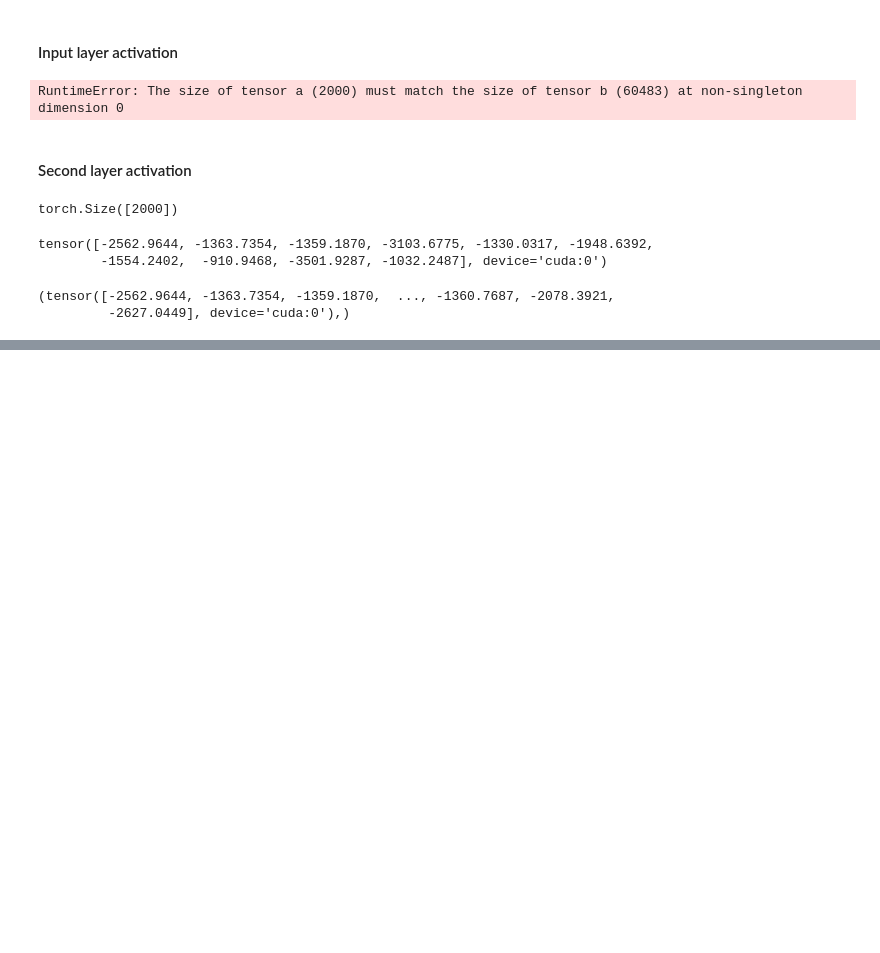
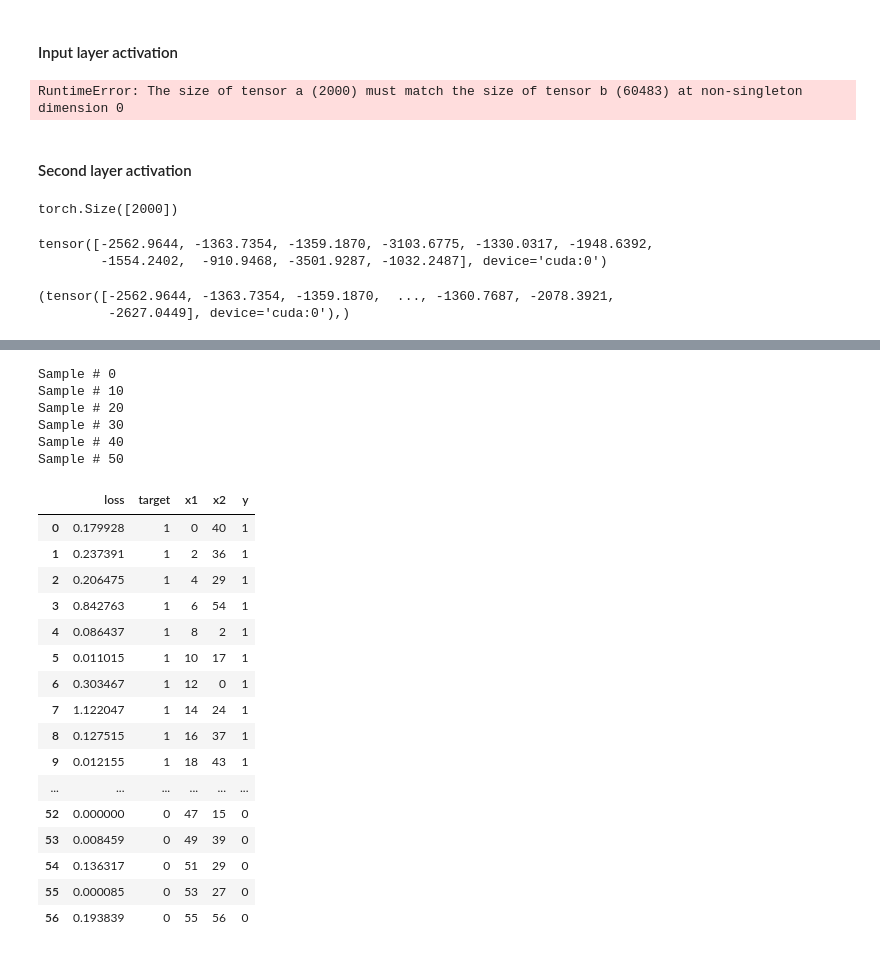
Before and after one commit to wconnell/metrx, a Jupyter notebook: 2020.01.14_captum-ActivationMax_rna-seq_pan_BRCA_tumor-v-normal.ipynb, the cells around one changed output, grey strips where cells are left out. Saved outputs shown, nothing was run; the diff lists cells and outputs as text; code cells hidden in the pictures; blank space fills up the shorter version.

```diff
--- a/2020.01.14_captum-ActivationMax_rna-seq_pan_BRCA_tumor-v-normal.ipynb
+++ b/2020.01.14_captum-ActivationMax_rna-seq_pan_BRCA_tumor-v-normal.ipynb
@@ -300,0 +309,49 @@ tensor(-2562.9644, device='cuda:0')
+# %%
+def single_loss(model, single_loader, loss_fn):
+    losses = []
+    targets = []
+    for batch_idx, (data, target) in enumerate(single_loader):
+        if batch_idx % 10 == 0:
+            print('Sample #', batch_idx)
+        data1 = Variable(data[0], requires_grad=True).cuda()
+        data2 = Variable(data[1], requires_grad=True).cuda()
+        target = Variable(target).cuda()
+        loss = model.get_loss(data1, data2, target, loss_fn)
+        losses.append(loss.item())
+        targets.append(target.item())
+    return pd.DataFrame({'loss':losses, 'target':targets})
+# %%
+single_loader = torch.utils.data.DataLoader(siamese_test_dataset, batch_size=1, shuffle=False, **kwargs)
+# %%
+losses = single_loss(tmp_model, single_loader, loss_fn)
+# %% [output]
+Sample # 0
+Sample # 10
+Sample # 20
+Sample # 30
+Sample # 40
+Sample # 50
+# %%
+test_pairs = np.array(siamese_test_dataset.test_pairs)
+losses['x1'] = test_pairs[:, 0]
+losses['x2'] = test_pairs[:, 1]
+# %%
+losses
+# %% [output]
+|  | loss | target | x1 | x2 | y |
+| 0 | 0.179928 | 1 | 0 | 40 | 1 |
+| 1 | 0.237391 | 1 | 2 | 36 | 1 |
+| 2 | 0.206475 | 1 | 4 | 29 | 1 |
+| 3 | 0.842763 | 1 | 6 | 54 | 1 |
+| 4 | 0.086437 | 1 | 8 | 2 | 1 |
+| 5 | 0.011015 | 1 | 10 | 17 | 1 |
+| 6 | 0.303467 | 1 | 12 | 0 | 1 |
+| 7 | 1.122047 | 1 | 14 | 24 | 1 |
+| 8 | 0.127515 | 1 | 16 | 37 | 1 |
+| 9 | 0.012155 | 1 | 18 | 43 | 1 |
+| ... | ... | ... | ... | ... | ... |
+| 52 | 0.000000 | 0 | 47 | 15 | 0 |
+| 53 | 0.008459 | 0 | 49 | 39 | 0 |
+| 54 | 0.136317 | 0 | 51 | 29 | 0 |
+| 55 | 0.000085 | 0 | 53 | 27 | 0 |
+| 56 | 0.193839 | 0 | 55 | 56 | 0 |
```
Also changed, not shown: parts of 18 cells of this notebook, 7 other files.
